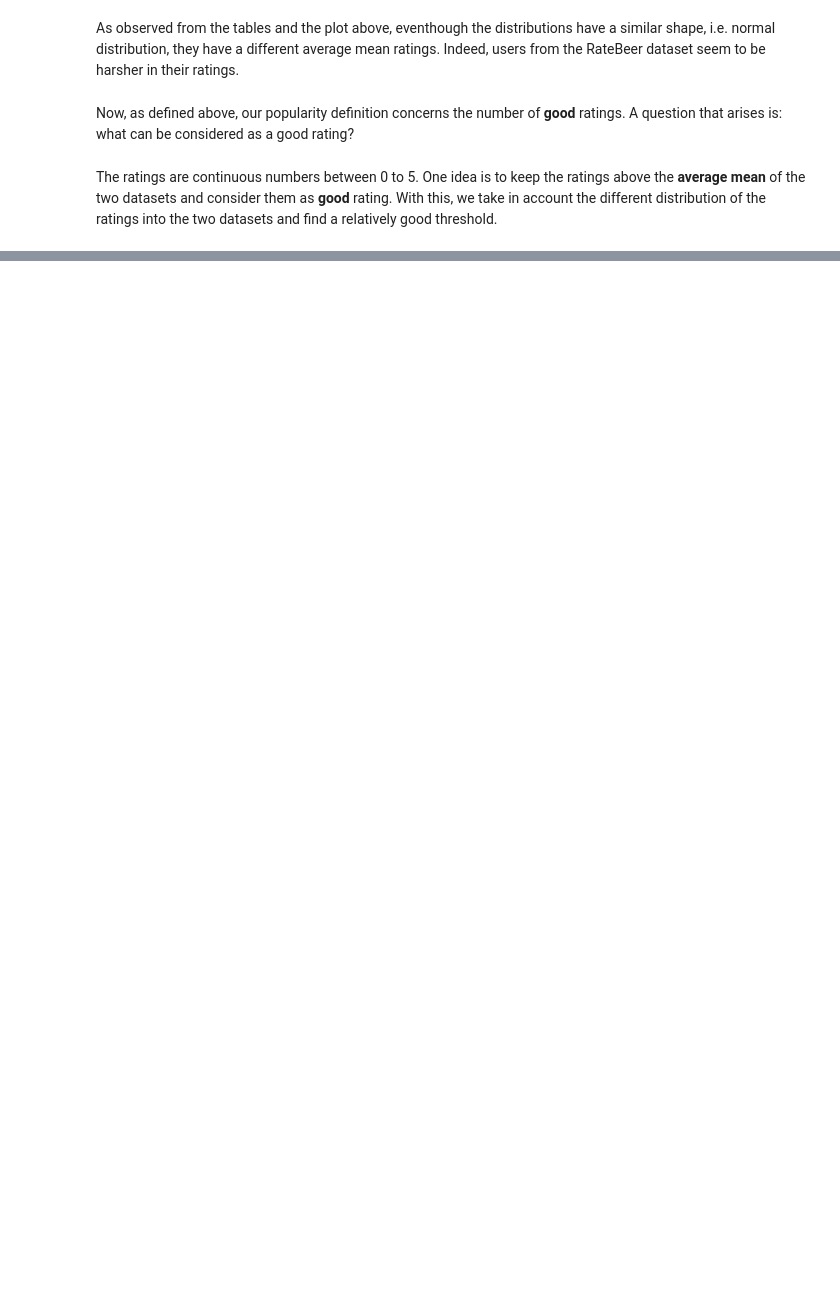
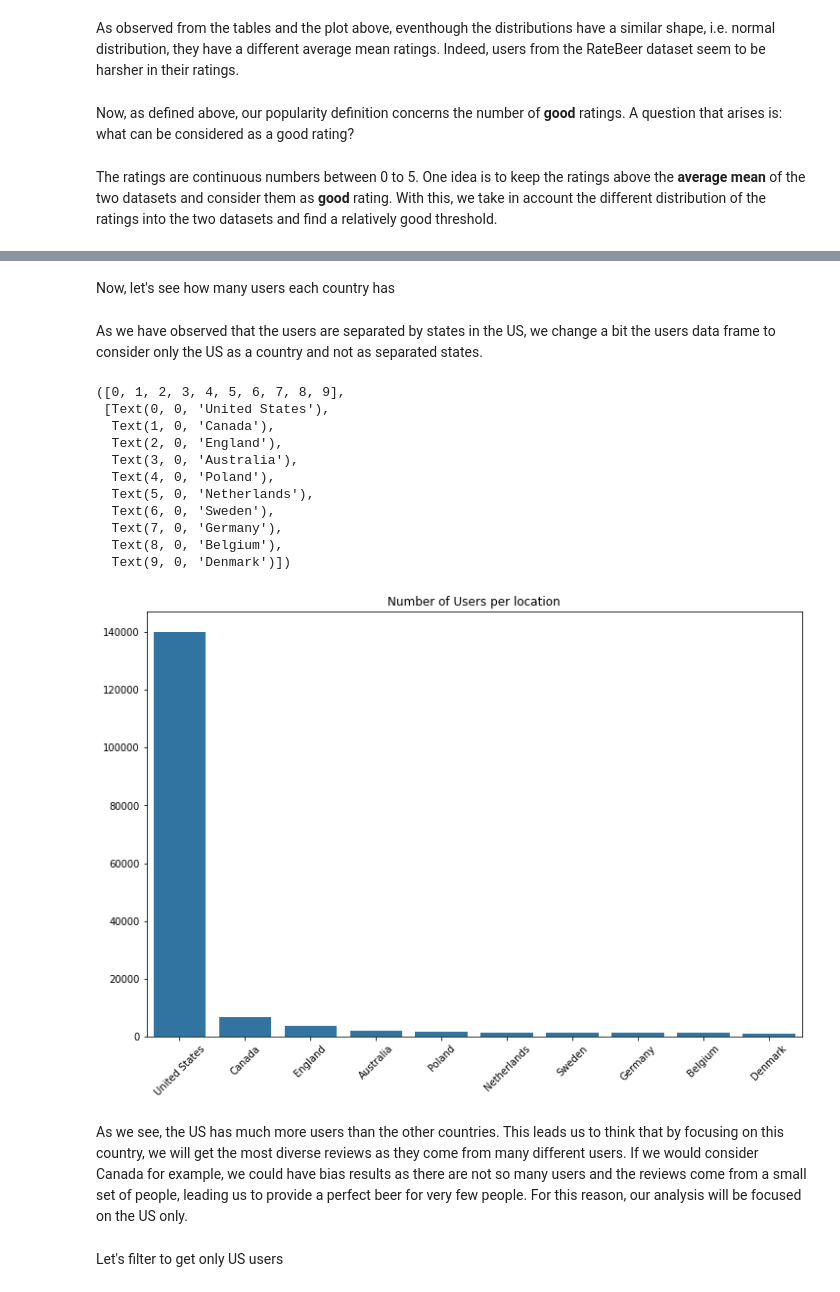
Before and after one commit to epfl-ada/ada-2023-project-datababes, a Jupyter notebook: eda.ipynb, the cells around one changed output, grey strips where cells are left out. Saved outputs shown, nothing was run; the diff lists cells and outputs as text; code cells hidden in the pictures; blank space fills up the shorter version.

```diff
--- a/eda.ipynb
+++ b/eda.ipynb
@@ -128,0 +101,41 @@ Mean rating in RateBeer: 3.285543157793643
+# %% [markdown]
+Now, let's see how many users each country has
+# %% [markdown]
+As we have observed that the users are separated by states in the US, we change a bit the users data frame to consider only the US as a country and not as separated states.
+# %%
+users_rb_df['location'] = users_rb_df['location'].str.split(',').str[0]
+users_ba_df['location'] = users_ba_df['location'].str.split(',').str[0]
+# %%
+# number of users per country, in RateBeer
+rb_user_count_country = users_rb_df.groupby('location')['location'].count().sort_values(ascending=False).reset_index(name='nb users in RateBeer')
+
+# number of users per country, in BeerAdvocate
+ba_user_count_country = users_ba_df.groupby('location')['location'].count().sort_values(ascending=False).reset_index(name='nb users in BeerAdvocate')
+# %%
+# merge the two above data frames to count the total number of users per country
+users_country = rb_user_count_country.merge(ba_user_count_country, on='location')
+users_country['total nb of users'] = users_country['nb users in RateBeer'] + users_country['nb users in BeerAdvocate']
+users_country = users_country.sort_values('total nb of users', ascending=False)
+# %%
+# plotting the distribution
+plt.figure(figsize=(12,8))
+sns.barplot(x=users_country['location'].values[:10], y=users_country['total nb of users'].values[:10])
+plt.title('Number of Users per location')
+plt.xticks(rotation=45)
+# %% [output]
+([0, 1, 2, 3, 4, 5, 6, 7, 8, 9],
+ [Text(0, 0, 'United States'),
+  Text(1, 0, 'Canada'),
+  Text(2, 0, 'England'),
+  Text(3, 0, 'Australia'),
+  Text(4, 0, 'Poland'),
+  Text(5, 0, 'Netherlands'),
+  Text(6, 0, 'Sweden'),
+  Text(7, 0, 'Germany'),
+  Text(8, 0, 'Belgium'),
+  Text(9, 0, 'Denmark')])
+[figure, added]
+# %% [markdown]
+As we see, the US has much more users than the other countries. This leads us to think that by focusing on this country, we will get the most diverse reviews as they come from many different users. If we would consider Canada for example, we could have bias results as there are not so many users and the reviews come from a small set of people, leading us to provide a perfect beer for very few people. For this reason, our analysis will be focused on the US only.
+# %% [markdown]
+Let's filter to get only US users
```
Also changed, not shown: parts of 20 cells of this notebook.
